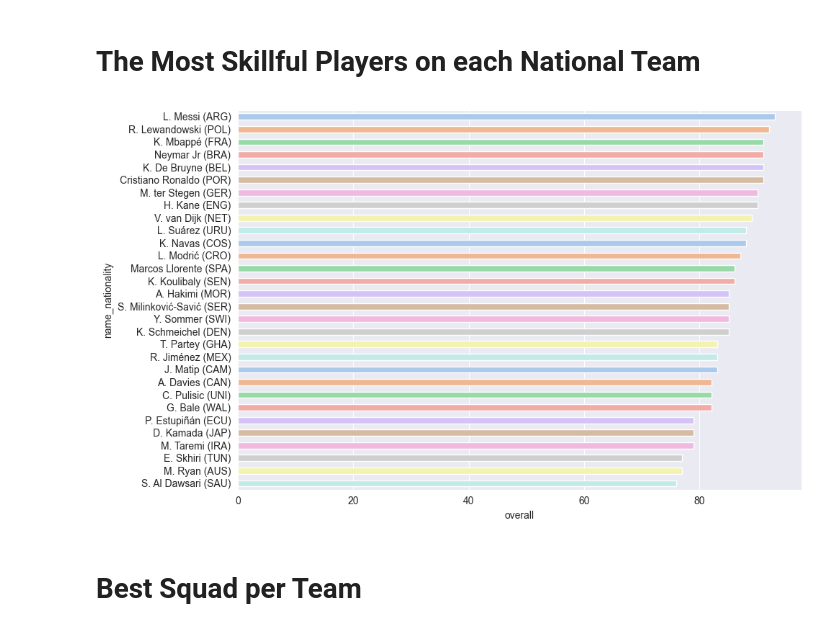
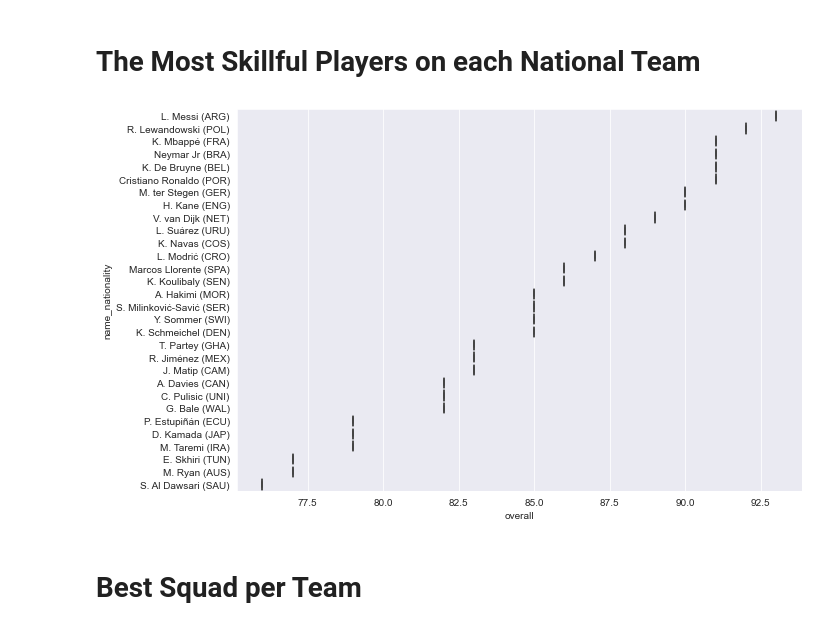
Before and after one commit to sainttelant/myworldcup, a Jupyter notebook: 3.data_visualization_best_lineup.ipynb, the cells around one changed output. Cells and saved outputs as stored; diff of their text form; code cells hidden in the pictures.

```diff
--- a/3.data_visualization_best_lineup.ipynb
+++ b/3.data_visualization_best_lineup.ipynb
@@ -5,7 +5,7 @@ import matplotlib.pyplot as plt
 sns.set_style('darkgrid')
 # %%
 # nation_position, club_position, player_positions
-df = pd.read_csv('players_22.csv', low_memory=False)
+df = pd.read_csv('data/players_22.csv', low_memory=False)
 
 # selecting column
 df = df[['short_name', 'age', 'nationality_name', 'overall', 'potential',
@@ -76,16 +76,17 @@ df.drop_duplicates('player_positions')
 # %%
 df_best_players = df.copy()
 df_best_players = df_best_players.drop_duplicates('nationality_name').reset_index(drop=True)
 country_short =  df_best_players['nationality_name'].str.extract('(^\w{3})', expand=False).str.upper()
 df_best_players['name_nationality'] = df_best_players['short_name'] +' (' + country_short + ')'
 
 fig, ax = plt.subplots(figsize=(10, 6), tight_layout=True)
 
-sns.barplot(df_best_players, x='overall', y='name_nationality',
-            palette=sns.color_palette('pastel'), width=0.5)
+sns.boxplot(data=df_best_players, x='overall', y='name_nationality',)
+#sns.barplot(df_best_players, x='overall', y='name_nationality',
+            #palette=sns.color_palette('pastel'), width=0.5)
 plt.show()
 # %% [output]
-[figure, old version]
+[figure, new version]
 # %% [markdown]
 # Best Squad per Team
 # %%
```
Also changed, not shown: parts of 1 cell of this notebook, 1 other file.
